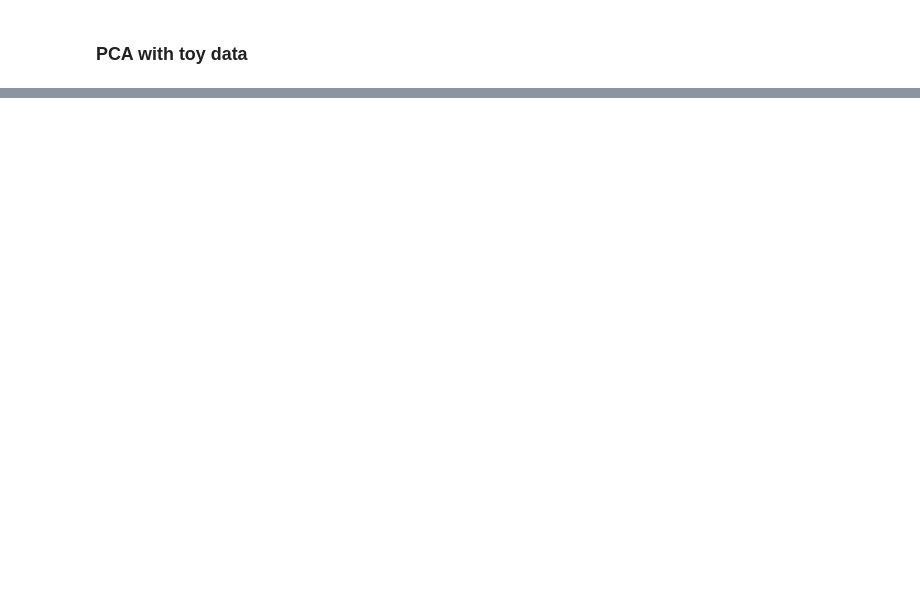
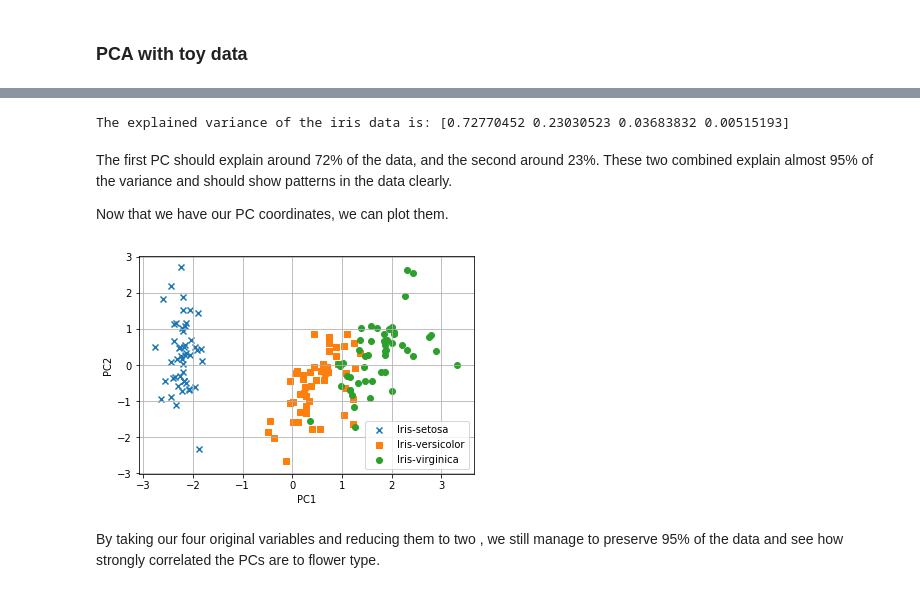
Before and after one commit to diazale/dimension_reduction_workshop, a Jupyter notebook: toy_examples.ipynb, the cells around one changed output, grey strips where cells are left out. Drawn from its saved outputs; the diff is of its cells as text; code cells hidden in the pictures; blank space fills up the shorter version.

```diff
--- a/toy_examples.ipynb
+++ b/toy_examples.ipynb
@@ -158,0 +199,11 @@ ax[1].set(xlabel='PC1', ylabel='PC2',
+# %%
+# Normalize our data
+from sklearn.preprocessing import StandardScaler
+
+# We only need the numerical variables
+features = ["sepal_length", "sepal_width", "petal_length", "petal_width"]
+
+# Extract the data from our datasets and standardize it
+iris_X = iris_data.loc[:, features].values
+iris_X = StandardScaler().fit_transform(iris_X)
+iris_X = pd.DataFrame(iris_X)
@@ -158,0 +212,8 @@ ax[1].set(xlabel='PC1', ylabel='PC2',
+# %%
+# Create the object and fit + transform the data
+iris_pca = PCA()
+iris_X_pca = iris_pca.fit_transform(iris_X)
+iris_X_pca = pd.DataFrame(iris_X_pca)
+
+# Take a look at the first few rows.
+iris_X_pca.head()
@@ -158,0 +227,37 @@ ax[1].set(xlabel='PC1', ylabel='PC2',
+# %%
+# Look at the explained variance
+print("The explained variance of the iris data is:", iris_pca.explained_variance_ratio_)
+# %% [output]
+The explained variance of the iris data is: [0.72770452 0.23030523 0.03683832 0.00515193]
+# %% [markdown]
+The first PC should explain around 72\% of the data, and the second around 23\%. These two combined explain almost 95\% of the variance and should show patterns in the data clearly.
+
+Now that we have our PC coordinates, we can plot them.
+# %%
+fig = plt.figure()
+ax = fig.add_subplot(1,1,1)
+
+ax.set_xlabel("PC1")
+ax.set_ylabel("PC2")
+
+# Convert the PCA coordinates from a pandas data frame to an array
+iris_pc_coords = iris_X_pca.values
+
+# Get the unique list of flower types in our dataset
+flowers = list(set(iris_data.flower))
+
+# Define colours for each flower
+colours = ["r", "g", "b"]
+markers = ["x","s","o"]
+
+# This code will plot the data for each flower individually
+for flower, colour, marker in zip(flowers, colours, markers):
+    idx = iris_data["flower"]==flower # Get the indices of types of flowers
+    ax.scatter(iris_pc_coords[idx,0], iris_pc_coords[idx,1], marker = marker)
+
+ax.legend(flowers)
+ax.grid()
+# %% [output]
+[figure, added]
+# %% [markdown]
+By taking our four original variables and reducing them to two , we still manage to preserve 95% of the data and see how strongly correlated the PCs are to flower type.
```
Also changed, not shown: parts of 14 cells of this notebook, 1 other file.
